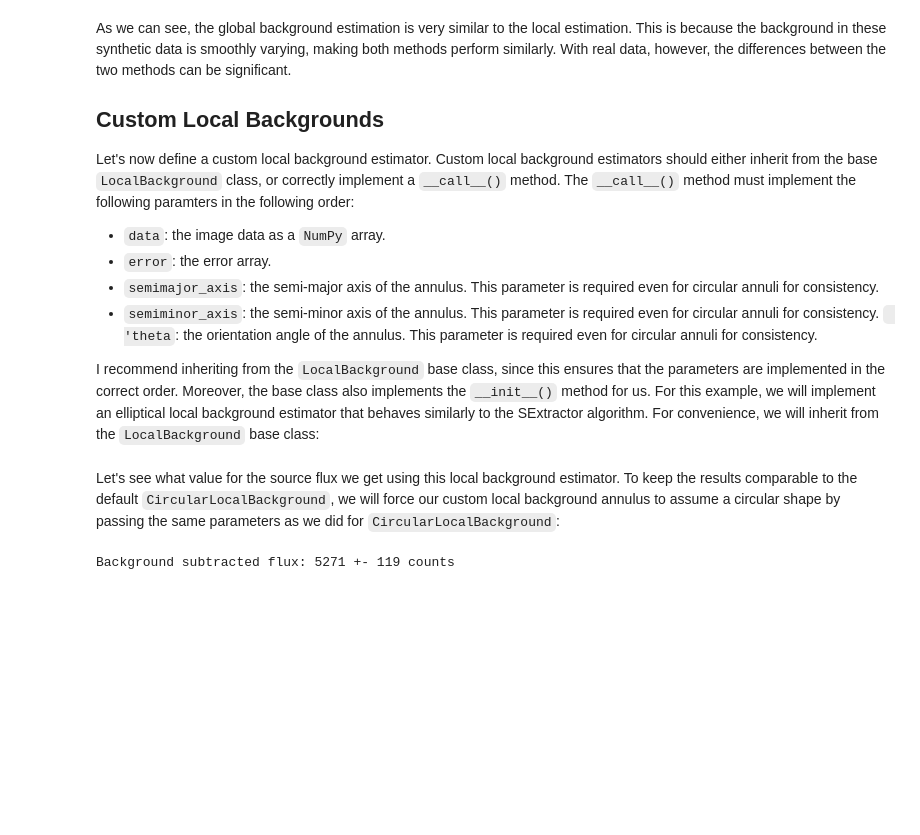
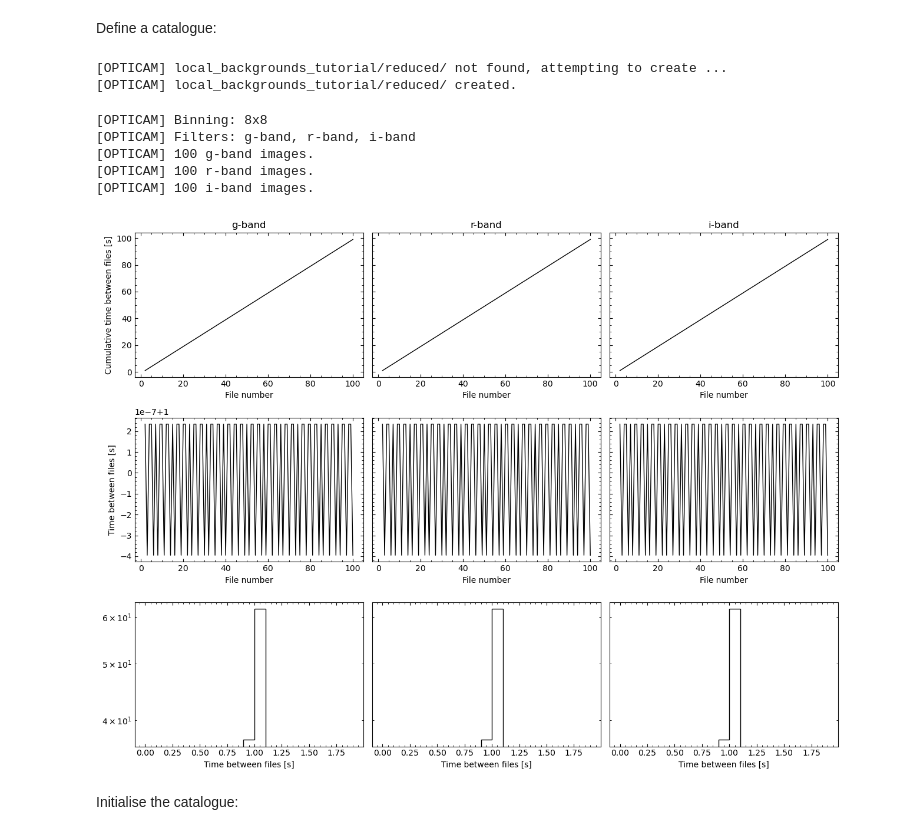
Before and after one commit to zairving/opticam, a Jupyter notebook: docs/tutorials/local_backgrounds.ipynb, the cells around one changed output. Saved outputs shown, nothing was run; the diff lists cells and outputs as text; code cells hidden in the pictures; blank space fills up the shorter version.

Commit message:
doc: updated local background tutorial

```diff
--- a/docs/tutorials/local_backgrounds.ipynb
+++ b/docs/tutorials/local_backgrounds.ipynb
@@ -131,13 +15,0 @@ Global background subtracted flux: 5198 +- 114 counts
-# %% [markdown]
-As we can see, the global background estimation is very similar to the local estimation. This is because the background in these synthetic data is smoothly varying, making both methods perform similarly. With real data, however, the differences between the two methods can be significant.
-
-## Custom Local Backgrounds
-
-Let's now define a custom local background estimator. Custom local background estimators should either inherit from the base `LocalBackground` class, or correctly implement a `__call__()` method. The `__call__()` method must implement the following paramters in the following order:
-- `data`: the image data as a `NumPy` array.
-- `error`: the error array.
-- `semimajor_axis`: the semi-major axis of the annulus. This parameter is required even for circular annuli for consistency.
-- `semiminor_axis`: the semi-minor axis of the annulus. This parameter is required even for circular annuli for consistency.
-` 'theta`: the orientation angle of the annulus. This parameter is required even for circular annuli for consistency.
-
-I recommend inheriting from the `LocalBackground` base class, since this ensures that the parameters are implemented in the correct order. Moreover, the base class also implements the `__init__()` method for us. For this example, we will implement an elliptical local background estimator that behaves similarly to the SExtractor algorithm. For convenience, we will inherit from the `LocalBackground` base class:
@@ -163,18 +16,28 @@ class CustomLocalBackground(LocalBackground):
-# %% [markdown]
-Let's see what value for the source flux we get using this local background estimator. To keep the results comparable to the default `CircularLocalBackground`, we will force our custom local background annulus to assume a circular shape by passing the same parameters as we did for `CircularLocalBackground`:
-# %%
-error = np.sqrt(image)  # Poisson noise
-
-phot_table = aperture_photometry(image, aperture, error=error)
-
-local_background = CustomLocalBackground(r_in_scale=1, r_out_scale=2)
-local_bkg_per_pix, local_bkg_err_per_pix = local_background(data=image, error=error, semimajor_axis=radius,
-                                                            semiminor_axis=radius, theta=0, position=coords[0])
-local_bkg, local_bkg_err = aperture_area * local_bkg_per_pix, np.sqrt(aperture_area * local_bkg_err_per_pix)
-
-flux = phot_table['aperture_sum'].value[0] - local_bkg
-flux_err = np.sqrt(phot_table['aperture_sum_err'].value[0]**2 + local_bkg_err**2)
-
-print(f'Background subtracted flux: {flux:.0f} +- {flux_err:.0f} counts')
-# %% [output]
-Background subtracted flux: 5271 +- 119 counts
+# %% [markdown]
+Define a catalogue:
+# %%
+from opticam_new import Catalogue
+from opticam_new.correctors import FlatFieldCorrector
+
+flat_corr = FlatFieldCorrector(
+    out_dir='local_backgrounds_tutorial/master_flats',
+    flats_dir='local_backgrounds_tutorial/flats',
+    )
+
+cat = Catalogue(
+    data_directory='local_backgrounds_tutorial/data',
+    out_directory='local_backgrounds_tutorial/reduced',
+    remove_cosmic_rays=False,
+    flat_corrector=flat_corr,
+    )
+# %% [output]
+[OPTICAM] local_backgrounds_tutorial/reduced/ not found, attempting to create ...
+[OPTICAM] local_backgrounds_tutorial/reduced/ created.
+[OPTICAM] Binning: 8x8
+[OPTICAM] Filters: g-band, r-band, i-band
+[OPTICAM] 100 g-band images.
+[OPTICAM] 100 r-band images.
+[OPTICAM] 100 i-band images.
+[figure, added]
+# %% [markdown]
+Initialise the catalogue:
```
Also changed, not shown: parts of 26 cells of this notebook.
